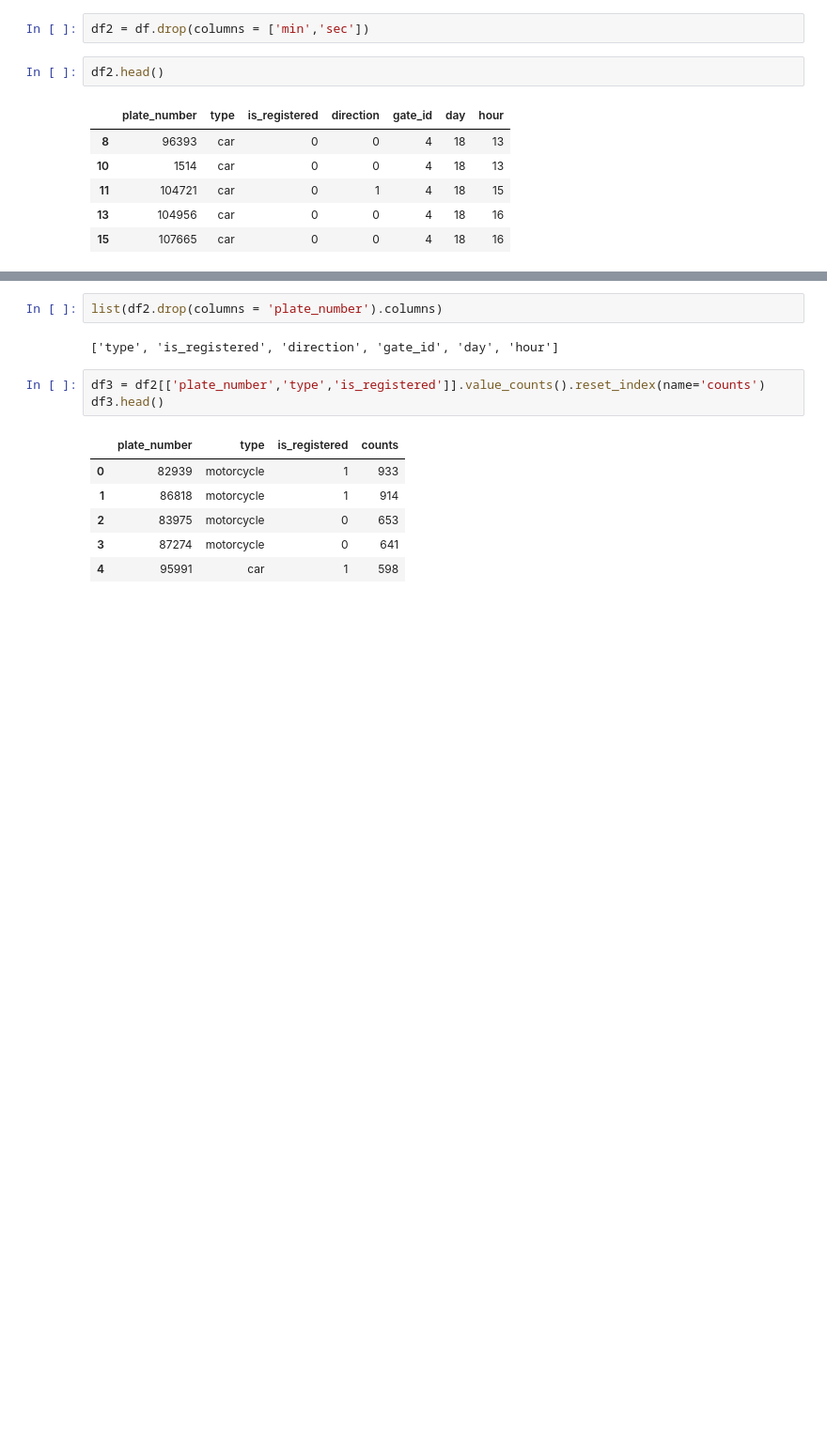
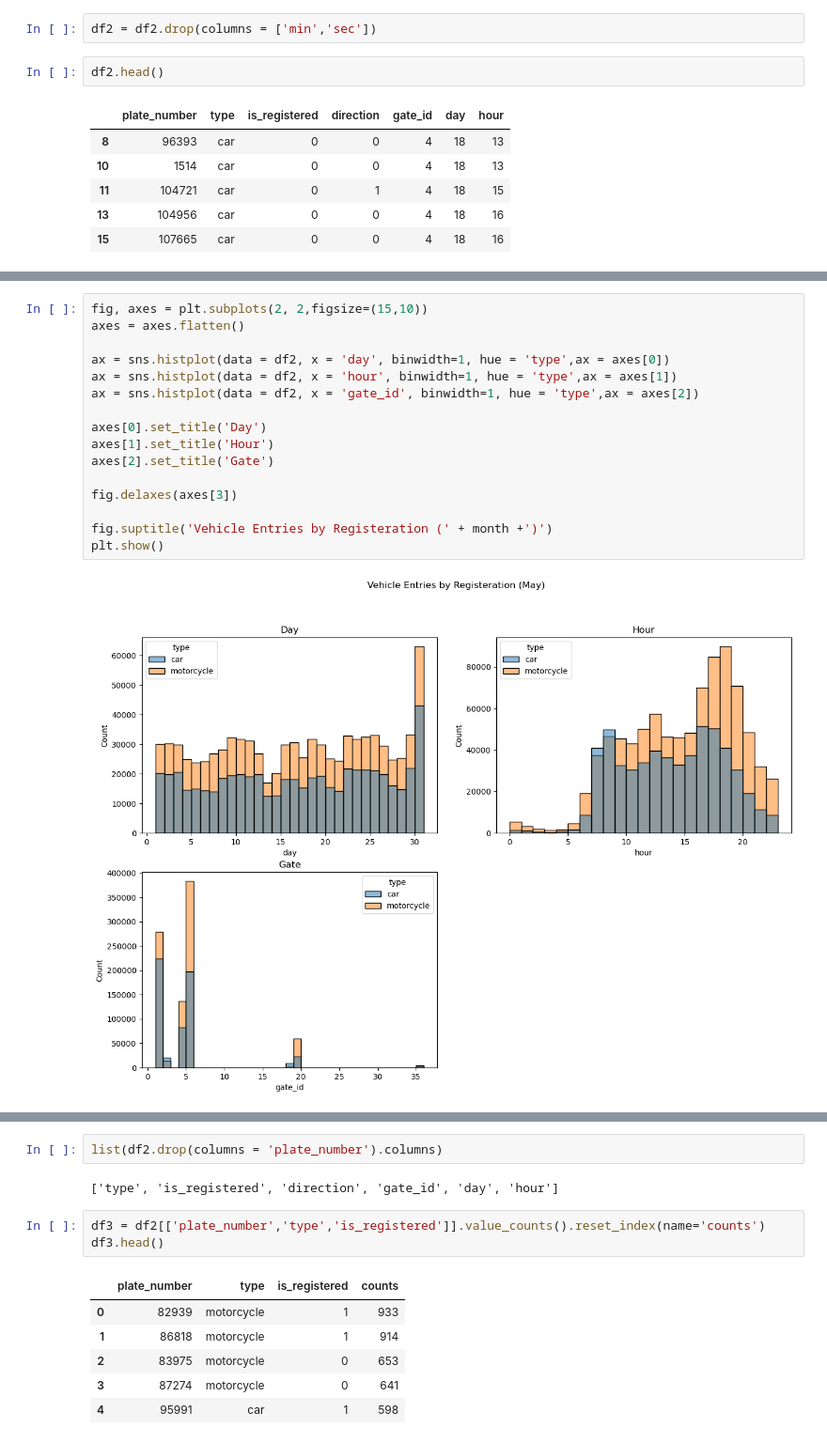
Before and after one commit to TanatPi/CMU_DS_Programing_term_project, a Jupyter notebook: cmu-vehicle-project-clustering.ipynb, the cells around one changed output, grey strips where cells are left out. Shown at 94% size. Cells and saved outputs as stored; diff of their text form; blank space fills up the shorter version.

```diff
--- a/cmu-vehicle-project-clustering.ipynb
+++ b/cmu-vehicle-project-clustering.ipynb
@@ -96,7 +96,7 @@ if gatemask:
 # %% [markdown]
 Don't care what time of the day the vehicle get in or out, count only the numbers of time they do.
 # %%
-df2 = df.drop(columns = ['min','sec'])
+df2 = df2.drop(columns = ['min','sec'])
 # %%
 df2.head()
 # %% [output]
@@ -126,0 +145,18 @@ plt.show()
+# %%
+fig, axes = plt.subplots(2, 2,figsize=(15,10))
+axes = axes.flatten()
+
+ax = sns.histplot(data = df2, x = 'day', binwidth=1, hue = 'type',ax = axes[0])
+ax = sns.histplot(data = df2, x = 'hour', binwidth=1, hue = 'type',ax = axes[1])
+ax = sns.histplot(data = df2, x = 'gate_id', binwidth=1, hue = 'type',ax = axes[2])
+
+axes[0].set_title('Day')
+axes[1].set_title('Hour')
+axes[2].set_title('Gate')
+
+fig.delaxes(axes[3])
+
+fig.suptitle('Vehicle Entries by Registeration (' + month +')')
+plt.show()
+# %% [output]
+[figure, added]
```
Also changed, not shown: parts of 5 cells of this notebook.
